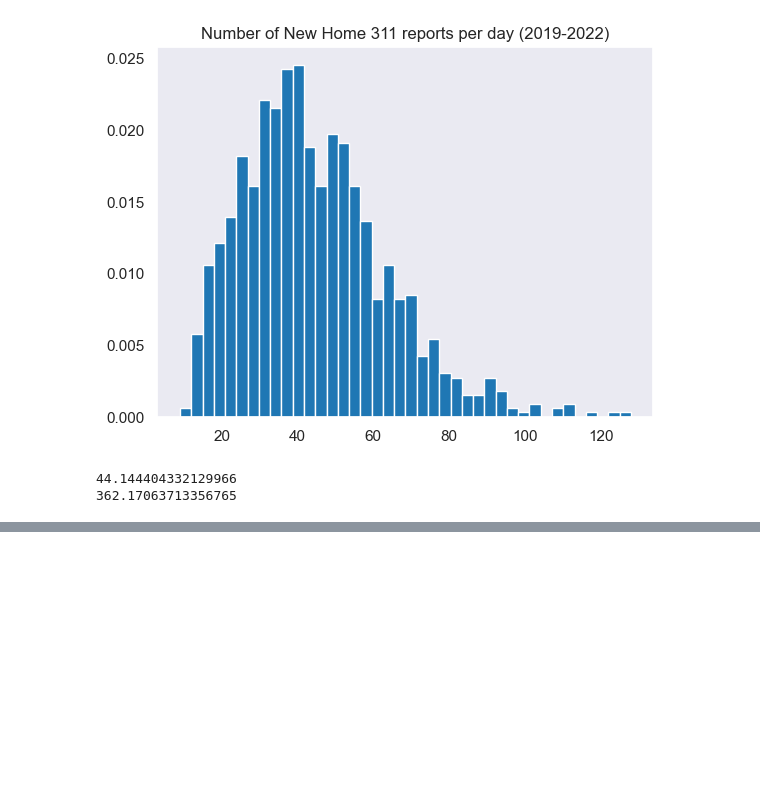
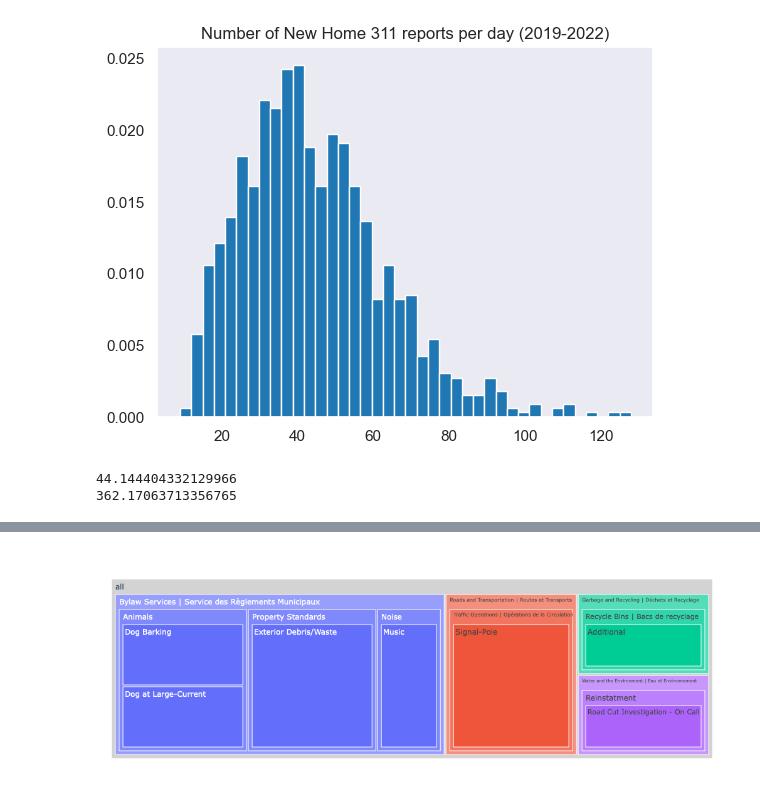
Before and after one commit to leblanchannah/ottawa-311, a Jupyter notebook: EDA_full_data.ipynb, the cells around one changed output, grey strips where cells are left out. Cells and saved outputs as stored; diff of their text form; code cells hidden in the pictures; blank space fills up the shorter version.

```diff
--- a/EDA_full_data.ipynb
+++ b/EDA_full_data.ipynb
@@ -254,0 +293,10 @@ print(new_home_reports['index'].var())
+# %%
+import plotly.express as px
+
+data = df[(df['ward']=='BAY') & (df['date_raised']=='2022-01-1')].groupby(['subject','reason','type'], as_index=False)['index'].count()
+fig = px.treemap(data, path=[px.Constant("all"), 'subject', 'reason','type'], values='index')
+fig.update_traces(root_color="lightgrey")
+fig.update_layout(margin = dict(t=50, l=25, r=25, b=25))
+fig.show()
+# %% [output]
+[figure, added]
```
Also changed, not shown: parts of 6 cells of this notebook.
